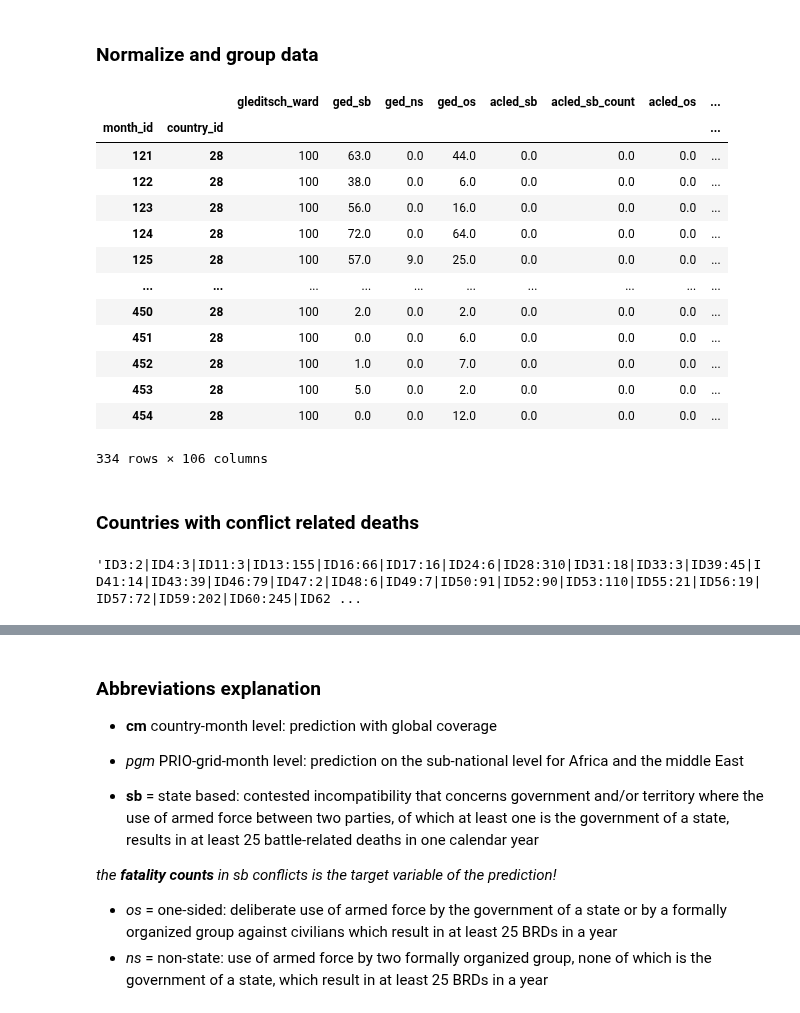
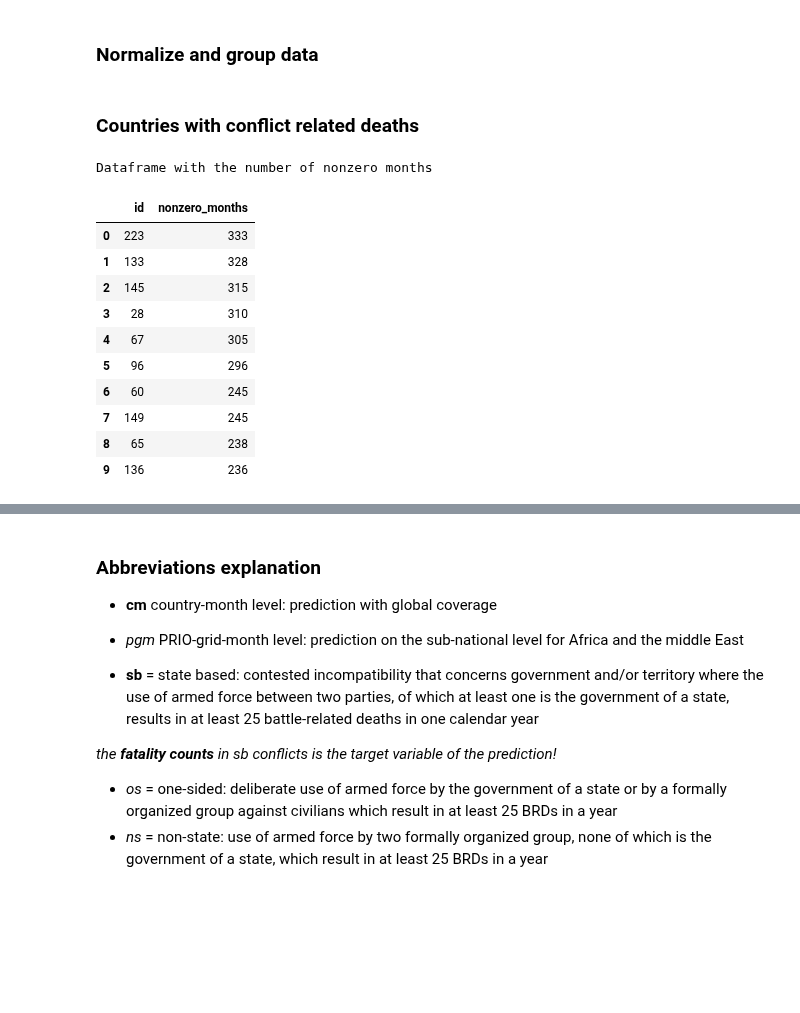
Before and after one commit to toboden/ConflictPredProbabilistic, a Jupyter notebook: firstModels.ipynb, the cells around one changed output, grey strips where cells are left out. Drawn from its saved outputs; the diff is of its cells as text; code cells hidden in the pictures; blank space fills up the shorter version.

```diff
--- a/firstModels.ipynb
+++ b/firstModels.ipynb
@@ -165,34 +171,31 @@ grouped_features_17_test = df_features_17_test.groupby('country_id')
 
 # group by country_id
 grouped_features_17 = df_features_17.groupby('country_id')
-
-#pd.options.display.max_rows = None
-grouped_features_17.get_group(28).iloc[:,:]
-# %% [output]
-|  |  | gleditsch_ward | ged_sb | ged_ns | ged_os | acled_sb | acled_sb_count | acled_os | ... |
-| month_id | country_id |  |  |  |  |  |  |  | ... |
-| 121 | 28 | 100 | 63.0 | 0.0 | 44.0 | 0.0 | 0.0 | 0.0 | ... |
-| 122 | 28 | 100 | 38.0 | 0.0 | 6.0 | 0.0 | 0.0 | 0.0 | ... |
-| 123 | 28 | 100 | 56.0 | 0.0 | 16.0 | 0.0 | 0.0 | 0.0 | ... |
-| 124 | 28 | 100 | 72.0 | 0.0 | 64.0 | 0.0 | 0.0 | 0.0 | ... |
-| 125 | 28 | 100 | 57.0 | 9.0 | 25.0 | 0.0 | 0.0 | 0.0 | ... |
-| ... | ... | ... | ... | ... | ... | ... | ... | ... | ... |
-| 450 | 28 | 100 | 2.0 | 0.0 | 2.0 | 0.0 | 0.0 | 0.0 | ... |
-| 451 | 28 | 100 | 0.0 | 0.0 | 6.0 | 0.0 | 0.0 | 0.0 | ... |
-| 452 | 28 | 100 | 1.0 | 0.0 | 7.0 | 0.0 | 0.0 | 0.0 | ... |
-| 453 | 28 | 100 | 5.0 | 0.0 | 2.0 | 0.0 | 0.0 | 0.0 | ... |
-| 454 | 28 | 100 | 0.0 | 0.0 | 12.0 | 0.0 | 0.0 | 0.0 | ... |
-334 rows × 106 columns
 # %% [markdown]
 ### Countries with conflict related deaths
 # %%
 nonzero_string = ''
+nonzero_list = []
 
 for name, country in grouped_features_17:
     country_id = country.index[0][1]
-    if np.count_nonzero(country.loc[:,'ged_sb']) >0:
-        nonzero_string = nonzero_string +'ID'+ str(country_id) + ':' + str(np.count_nonzero(country.loc[:,'ged_sb'])) + '|'
+    if np.count_nonzero(country.loc[:,'ged_sb']) > 0:
+        nonzero_list.append({'id': country_id, 'nonzero_months': np.count_nonzero(country.loc[:,'ged_sb'])})
 
-nonzero_string
+nonzero_list_sorted = sorted(nonzero_list, key=lambda d: d['nonzero_months'], reverse=True)
+df_nonzero = pd.DataFrame(nonzero_list_sorted)
+print('Dataframe with the number of nonzero months')
+df_nonzero.head(10)
 # %% [output]
-'ID3:2|ID4:3|ID11:3|ID13:155|ID16:66|ID17:16|ID24:6|ID28:310|ID31:18|ID33:3|ID39:45|ID41:14|ID43:39|ID46:79|ID47:2|ID48:6|ID49:7|ID50:91|ID52:90|ID53:110|ID55:21|ID56:19|ID57:72|ID59:202|ID60:245|ID62 ...
+Dataframe with the number of nonzero months
+|  | id | nonzero_months |
+| 0 | 223 | 333 |
+| 1 | 133 | 328 |
+| 2 | 145 | 315 |
+| 3 | 28 | 310 |
+| 4 | 67 | 305 |
+| 5 | 96 | 296 |
+| 6 | 60 | 245 |
+| 7 | 149 | 245 |
+| 8 | 65 | 238 |
+| 9 | 136 | 236 |
```
Also changed, not shown: parts of 12 cells of this notebook.
